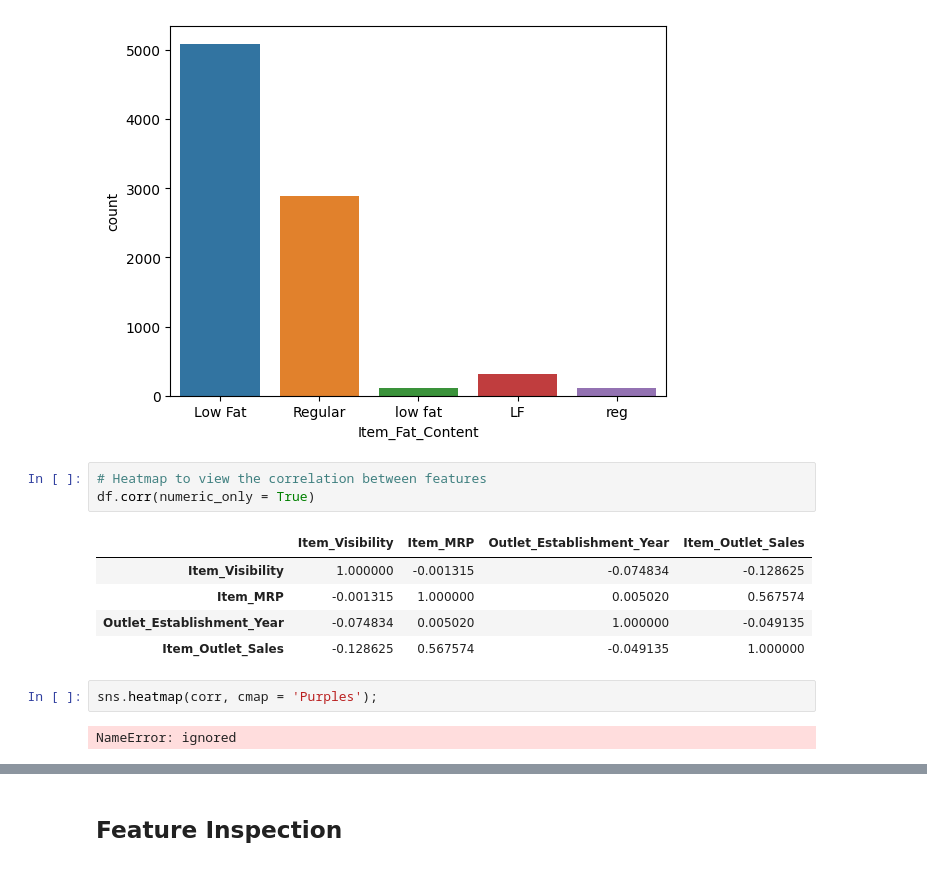
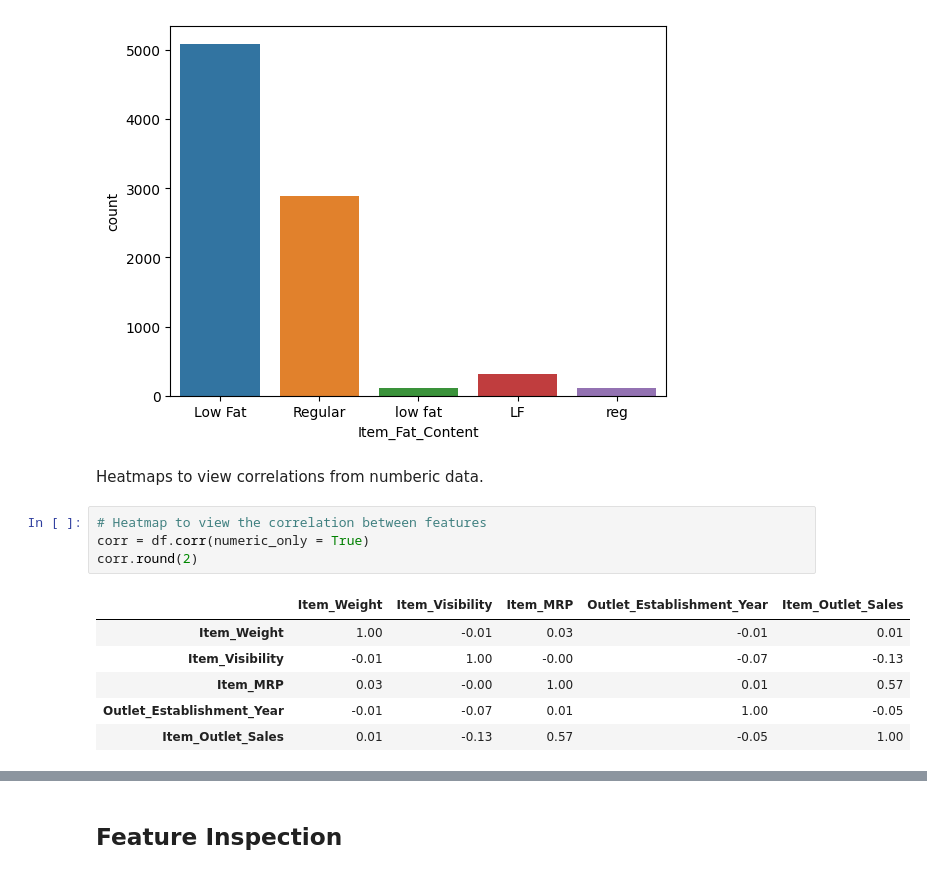
Before and after one commit to brittanymlassiter/Prediction-of-Product-Sales, a Jupyter notebook: Prediction_of_Product_Sales.ipynb, the cells around one changed output, grey strips where cells are left out. Cells and saved outputs as stored; diff of their text form.

```diff
--- a/Prediction_of_Product_Sales.ipynb
+++ b/Prediction_of_Product_Sales.ipynb
@@ -367,16 +371,16 @@ dtype: int64
 ax = sns.countplot(data=df, x='Item_Fat_Content')
 # %% [output]
 [figure]
+# %% [markdown]
+Heatmaps to view correlations from numberic data.
 # %%
 # Heatmap to view the correlation between features
-df.corr(numeric_only = True)
+corr = df.corr(numeric_only = True)
+corr.round(2)
 # %% [output]
-|  | Item_Visibility | Item_MRP | Outlet_Establishment_Year | Item_Outlet_Sales |
-| Item_Visibility | 1.000000 | -0.001315 | -0.074834 | -0.128625 |
-| Item_MRP | -0.001315 | 1.000000 | 0.005020 | 0.567574 |
-| Outlet_Establishment_Year | -0.074834 | 0.005020 | 1.000000 | -0.049135 |
-| Item_Outlet_Sales | -0.128625 | 0.567574 | -0.049135 | 1.000000 |
+|  | Item_Weight | Item_Visibility | Item_MRP | Outlet_Establishment_Year | Item_Outlet_Sales |
+| Item_Weight | 1.00 | -0.01 | 0.03 | -0.01 | 0.01 |
+| Item_Visibility | -0.01 | 1.00 | -0.00 | -0.07 | -0.13 |
+| Item_MRP | 0.03 | -0.00 | 1.00 | 0.01 | 0.57 |
+| Outlet_Establishment_Year | -0.01 | -0.07 | 0.01 | 1.00 | -0.05 |
+| Item_Outlet_Sales | 0.01 | -0.13 | 0.57 | -0.05 | 1.00 |
-# %%
-sns.heatmap(corr, cmap = 'Purples');
-# %% [output]
-NameError: ignored
```
Also changed, not shown: parts of 5 cells of this notebook.
